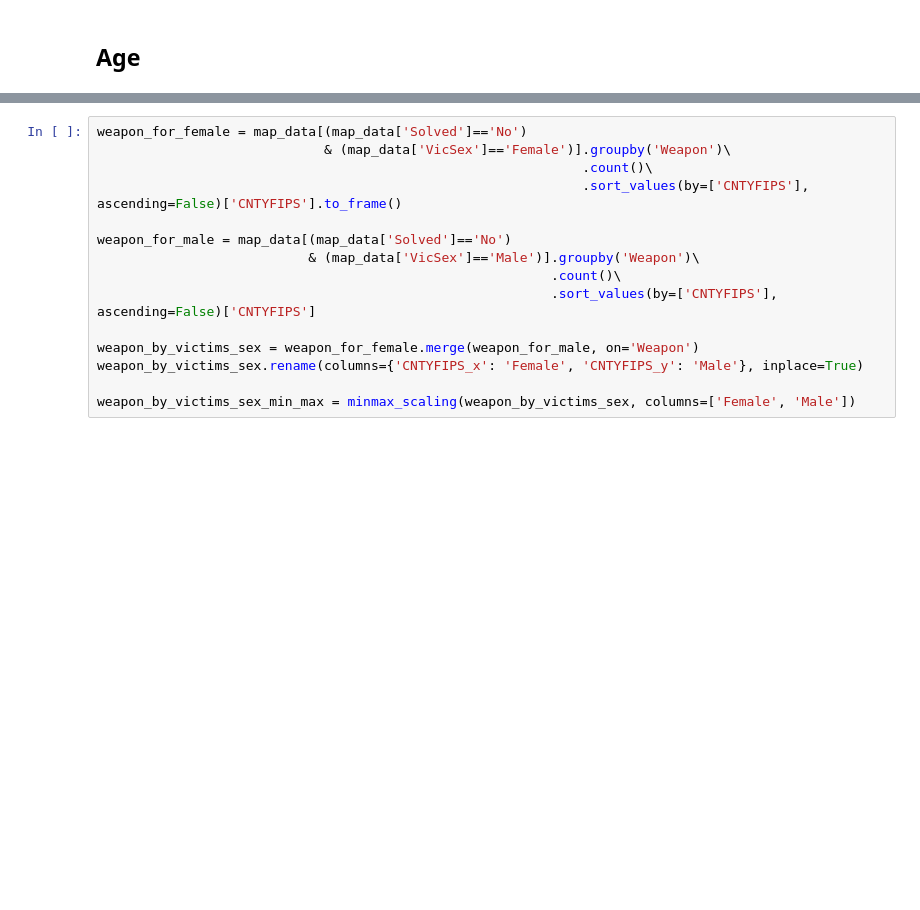
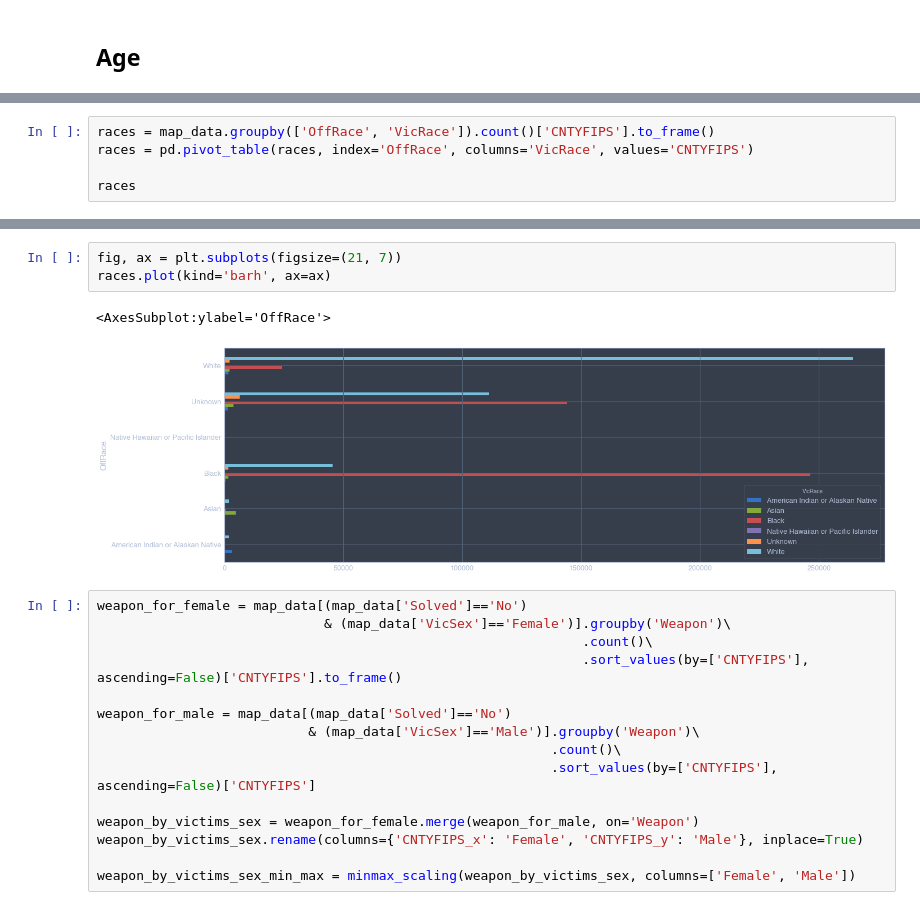
Before and after one commit to fadeeva/weird_projects, a Jupyter notebook: Serial_Killers/Data_from_MAP.ipynb, the cells around one changed output, grey strips where cells are left out. Drawn from its saved outputs; the diff is of its cells as text; blank space fills up the shorter version.

```diff
--- a/Serial_Killers/Data_from_MAP.ipynb
+++ b/Serial_Killers/Data_from_MAP.ipynb
@@ -419,0 +457,5 @@ Text(0.5, 1.0, 'Solved Cases by victims sex')
+# %%
+races = map_data.groupby(['OffRace', 'VicRace']).count()['CNTYFIPS'].to_frame()
+races = pd.pivot_table(races, index='OffRace', columns='VicRace', values='CNTYFIPS')
+
+races
@@ -420,3 +471,9 @@ Text(0.5, 1.0, 'Solved Cases by victims sex')
+# %%
+fig, ax = plt.subplots(figsize=(21, 7))
+races.plot(kind='barh', ax=ax)
+# %% [output]
+<AxesSubplot:ylabel='OffRace'>
+[figure, added]
 # %%
 weapon_for_female = map_data[(map_data['Solved']=='No')
                              & (map_data['VicSex']=='Female')].groupby('Weapon')\
```
Also changed, not shown: parts of 19 cells of this notebook.
